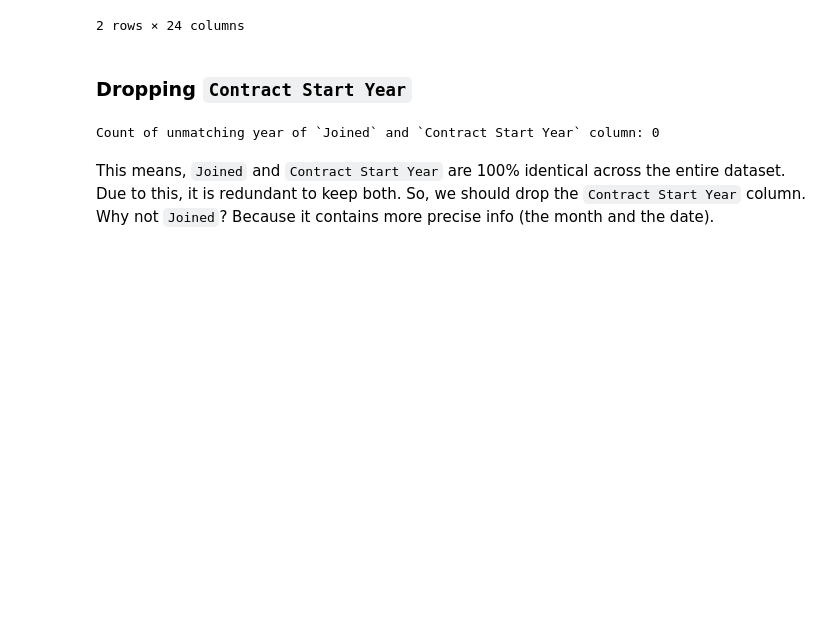
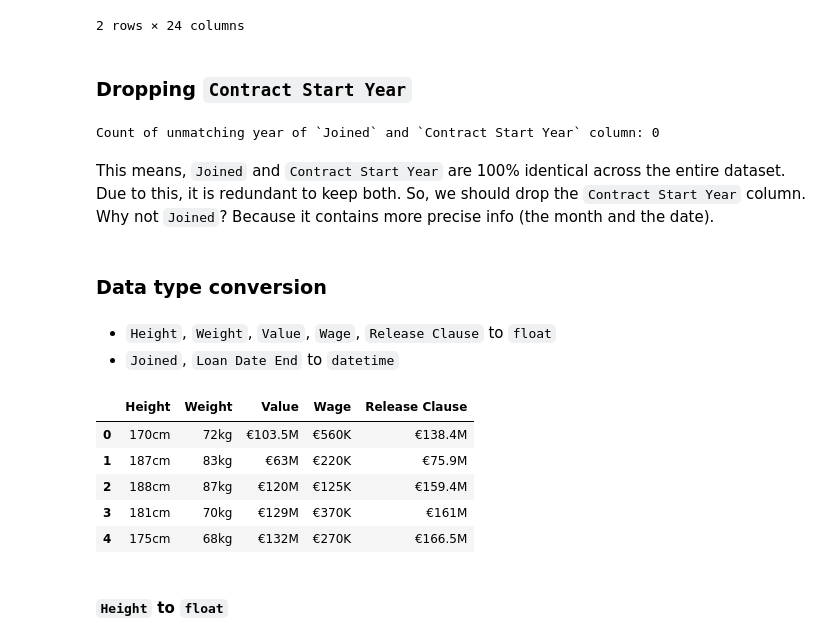
Before and after one commit to Gerum-Berhanu/data-cleaning, a Jupyter notebook: projects/04_fifa_21/data_cleaning.ipynb, the cells around one changed output. Saved outputs shown, nothing was run; the diff lists cells and outputs as text; code cells hidden in the pictures; blank space fills up the shorter version.

Commit message:
height to float

```diff
--- a/projects/04_fifa_21/data_cleaning.ipynb
+++ b/projects/04_fifa_21/data_cleaning.ipynb
@@ -230,3 +230,22 @@ Count of unmatching year of `Joined` and `Contract Start Year` column: 0
 This means, `Joined` and `Contract Start Year` are 100% identical across the entire dataset. Due to this, it is redundant to keep both. So, we should drop the `Contract Start Year` column. Why not `Joined`? Because it contains more precise info (the month and the date).
 # %%
 df_info.drop(columns="Contract Start Year", inplace=True)
+# %% [markdown]
+### Data type conversion
+# %% [markdown]
+- `Height`, `Weight`, `Value`, `Wage`, `Release Clause` to `float`
+- `Joined`, `Loan Date End` to `datetime`
+# %%
+cols_float64 = ["Height", "Weight", "Value", "Wage", "Release Clause"]
+cols_datetime = ["Joined", "Loan Date End"]
+# %%
+df_info[cols_float64].head()
+# %% [output]
+|  | Height | Weight | Value | Wage | Release Clause |
+| 0 | 170cm | 72kg | €103.5M | €560K | €138.4M |
+| 1 | 187cm | 83kg | €63M | €220K | €75.9M |
+| 2 | 188cm | 87kg | €120M | €125K | €159.4M |
+| 3 | 181cm | 70kg | €129M | €370K | €161M |
+| 4 | 175cm | 68kg | €132M | €270K | €166.5M |
+# %% [markdown]
+#### `Height` to `float`
```
Also changed, not shown: parts of 7 cells of this notebook.
